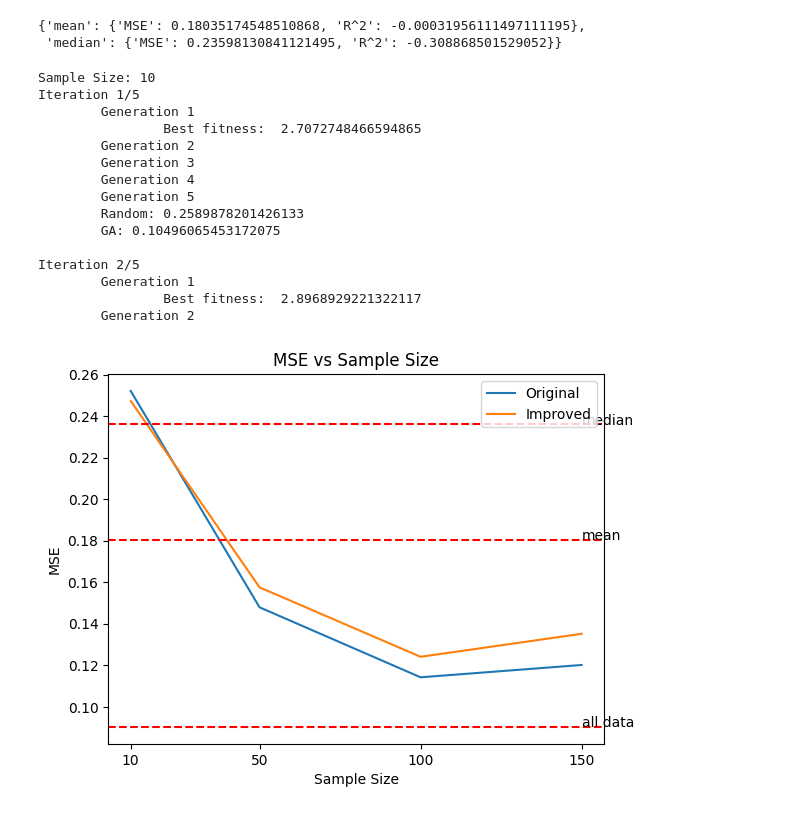
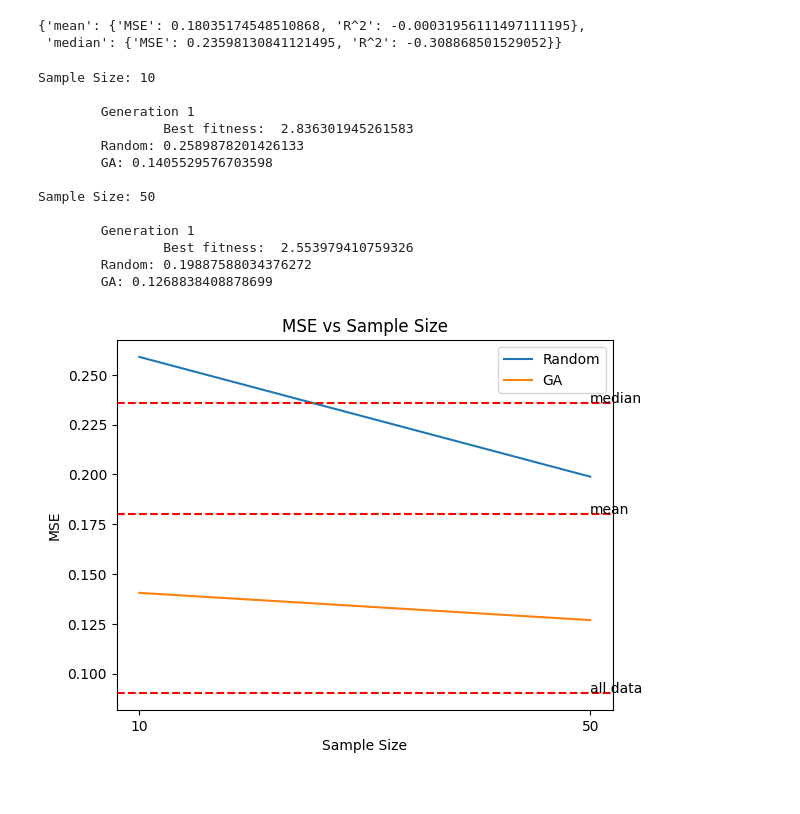
Before and after one commit to ghsumhubh/Coreset-Finding-Using-PDF-Approximation, a Jupyter notebook: main.ipynb, the cells around one changed output. Cells and saved outputs as stored; diff of their text form; code cells hidden in the pictures.

Commit message:
added more plotssss

```diff
--- a/main.ipynb
+++ b/main.ipynb
@@ -62,17 +63,17 @@ pprint(baseline_results)
 # %%
 # sample rates are from 10 to 1000 in increments of 10
 COMPARE = True
-REDUNDANCY = 5 # TODO: was 10
-sample_sizes = [10, 50, 100, 150]
+REDUNDANCY = 1 # TODO: was 5
+sample_sizes = [10, 50] # was [10, 50, 100, 150]
 
-mse_dict, mse_dict_improved = {}, {}
+mse_dict_random, mse_dict_ga = {}, {}
 
 
 for index, sample_size in enumerate(sample_sizes):
-    clear_output()
-    print('Sample Size:', sample_size)
+    #clear_output()
+    print('Sample Size:', sample_size, '\n')
 
-    mse_list, mse_improved_list = [], []
+    mse_list_random, mse_list_ga = [], []
 
     for i in range(REDUNDANCY):
         if (REDUNDANCY > 1):
@@ -86,11 +87,11 @@ for index, sample_size in enumerate(sample_sizes):
             sample_size=sample_size,
             x_train=x_train,
             y_train=y_train,
-            population_size=10,
-            max_generations=5,
-            mutation_rate=0.5,
+            population_size=2, # was 20
+            max_generations=1, # was 10
+            mutation_rate=0.6,
             mutation_cap=2,
-            elite_size=2,
+            elite_size=1, # was 2
             verbose=False
         )
 
@@ -101,51 +102,55 @@ for index, sample_size in enumerate(sample_sizes):
 
         mse_random = results_random['Testing Metrics']['MSE']
         mse_ga = results_ga['Testing Metrics']['MSE']
-        mse_list.append(mse_random)
-        mse_improved_list.append(mse_ga)
+        mse_list_random.append(mse_random)
+        mse_list_ga.append(mse_ga)
 
         if COMPARE:
             print('\tRandom:', mse_random)
             print('\tGA:', mse_ga)
+        print()
 
-        print()
-    mse_dict[sample_size] = np.mean(mse_list)
-    mse_dict_improved[sample_size] = np.mean(mse_improved_list)
+    mse_dict_random[sample_size] = mse_list_random
+    mse_dict_ga[sample_size] = mse_list_ga
+
+    average_mse_random_dict = {key: np.mean(value) for key, value in mse_dict_random.items()}
+    average_mse_ga_dict = {key: np.mean(value) for key, value in mse_dict_ga.items()}
+
+    std_mse_random_dict = {key: np.std(value) for key, value in mse_dict_random.items()}
+    std_mse_ga_dict = {key: np.std(value) for key, value in mse_dict_ga.items()}
 # %% [output]
 Sample Size: 10
-Iteration 1/5
+
         Generation 1
-                Best fitness:  2.7072748466594865
-        Generation 2
-        Generation 3
-        Generation 4
-        Generation 5
+                Best fitness:  2.836301945261583
         Random: 0.2589878201426133
-        GA: 0.10496065453172075
+        GA: 0.1405529576703598
 
-Iteration 2/5
+Sample Size: 50
+
         Generation 1
-                Best fitness:  2.8968929221322117
-        Generation 2
+                Best fitness:  2.553979410759326
+        Random: 0.19887588034376272
+        GA: 0.1268838408878699
 # %%
 # graph mse results
-plt.plot(list(mse_dict.keys()), list(mse_dict.values()))
-plt.plot(list(mse_dict_improved.keys()), list(mse_dict_improved.values()))
+plt.plot(list(average_mse_random_dict.keys()), list(average_mse_random_dict.values()))
+plt.plot(list(average_mse_ga_dict.keys()), list(average_mse_ga_dict.values()))
 plt.xlabel('Sample Size')
 plt.ylabel('MSE')
 plt.legend(['Random', 'GA'])
 # Draw a line for each baseline
 for baseline, value in baseline_results.items():
     plt.axhline(value["MSE"], color='r', linestyle='--')
     plt.text(sample_sizes[-1], value["MSE"], baseline)
 
 # Draw a line for best result
 all_data_mse = all_data_results['Testing Metrics']['MSE']
 plt.axhline(all_data_mse, color='r', linestyle='--')
 plt.text(sample_sizes[-1], all_data_mse, 'all data')
 
 plt.xticks(sample_sizes) #TODO: change this if needed
 plt.title('MSE vs Sample Size')
 plt.show()
 # %% [output]
-[figure, old version]
+[figure, new version]
```
Also changed, not shown: parts of 2 cells of this notebook, 1 other file.
